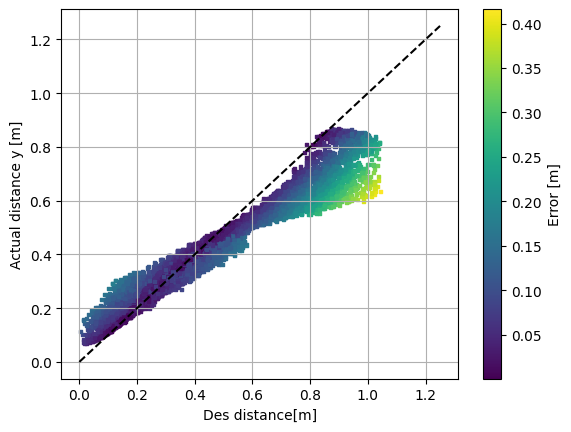
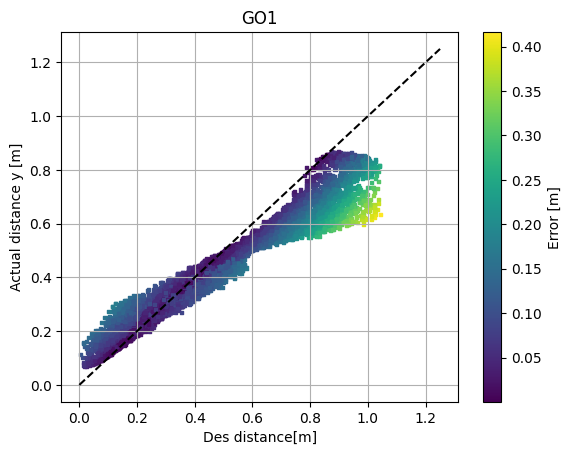
The notebook cell's code change between the first figure and the second:
--- before
+++ after
@@ -1,4 +1,5 @@
 plt.grid()
 plt.scatter(des_dist,actual_dist, np.full(des[: , 1].shape,5), marker='s', c=err, alpha=1)
+plt.title("GO1")
 plt.plot([0.0,1.25],[0.0,1.25], '--', color="black")
 plt.colorbar(label="Error [m]")

Commit: tuned solo (still not works)